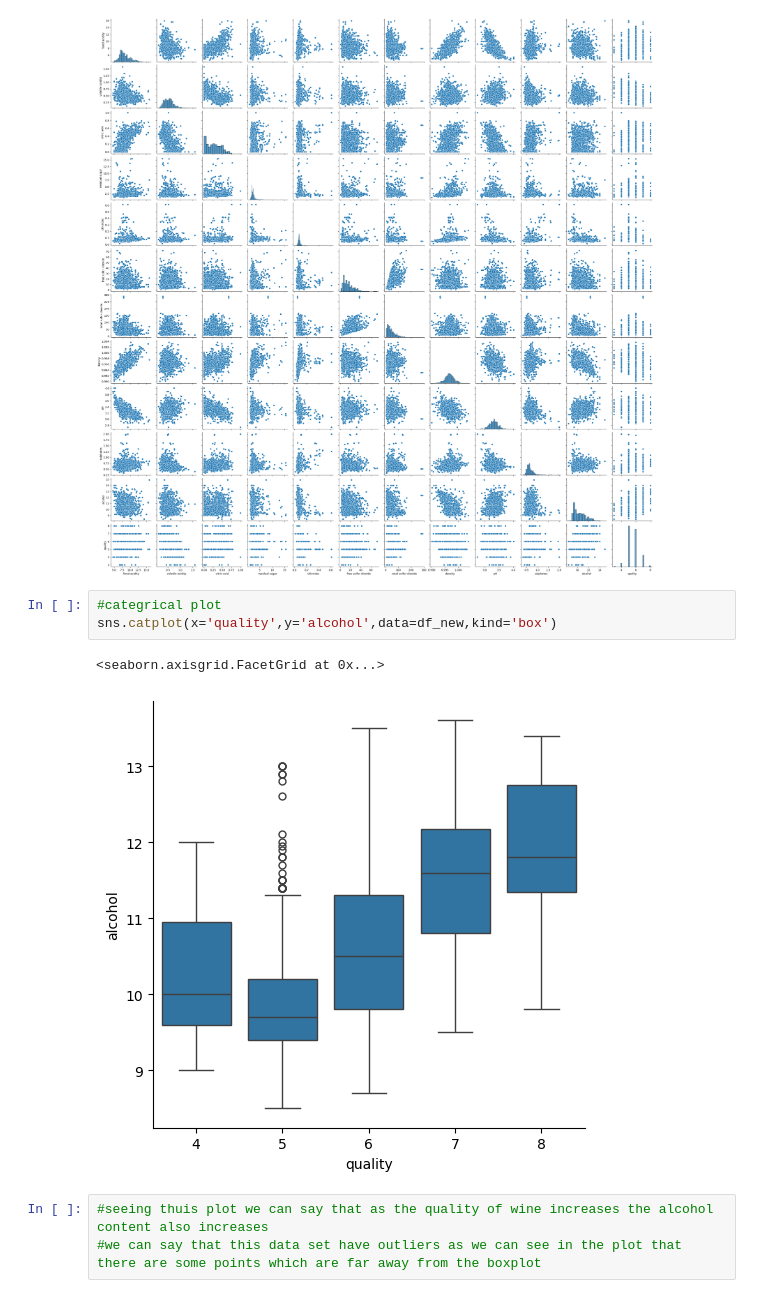
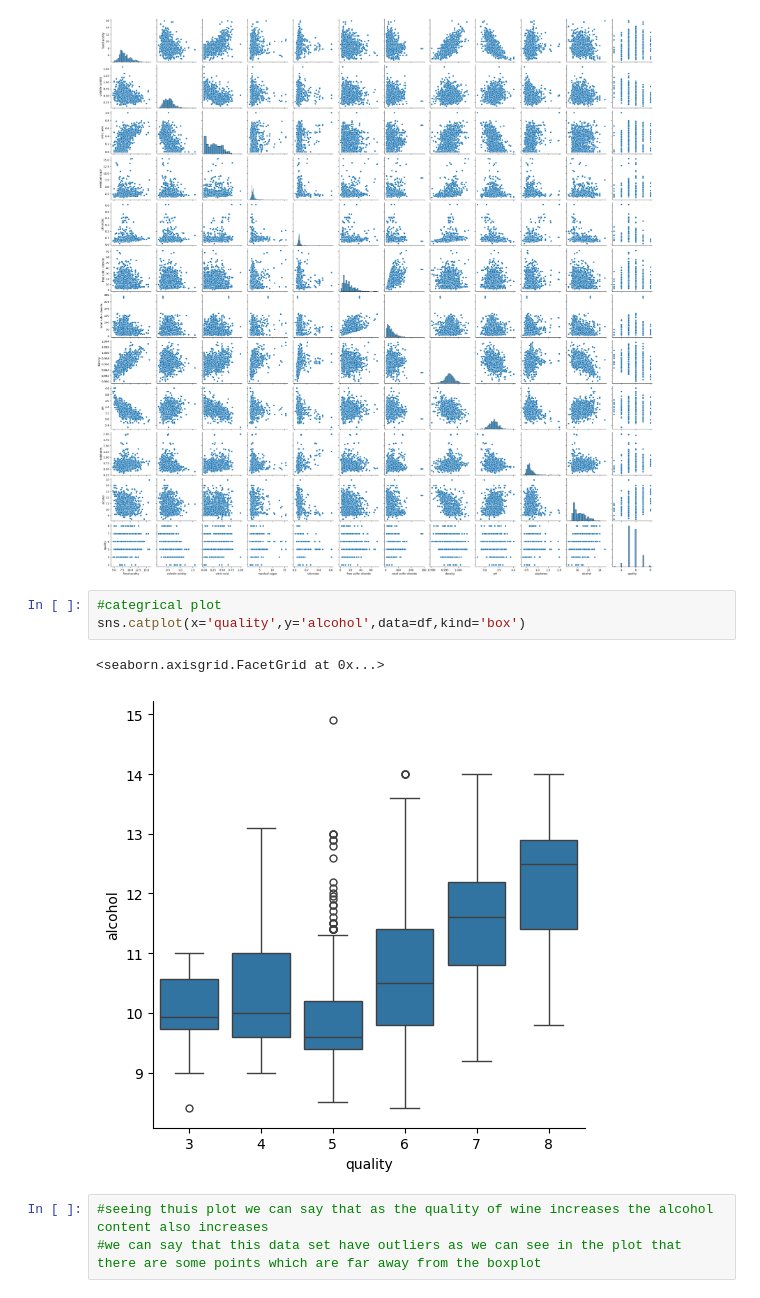
Before and after one commit to HIMANSHU-heist/data-science-journey, a Jupyter notebook: red-wine-quality-eda/notebook/EDA_REDWINE.ipynb, the cells around one changed output. Cells and saved outputs as stored; diff of their text form.

```diff
--- a/red-wine-quality-eda/notebook/EDA_REDWINE.ipynb
+++ b/red-wine-quality-eda/notebook/EDA_REDWINE.ipynb
@@ -204,10 +208,10 @@ sns.pairplot(df)
 [figure]
 # %%
 #categrical plot
-sns.catplot(x='quality',y='alcohol',data=df_new,kind='box')
+sns.catplot(x='quality',y='alcohol',data=df,kind='box')
 # %% [output]
 <seaborn.axisgrid.FacetGrid at 0x...>
-[figure, old version]
+[figure, new version]
 # %%
 #seeing thuis plot we can say that as the quality of wine increases the alcohol content also increases
 #we can say that this data set have outliers as we can see in the plot that there are some points which are far away from the boxplot
```
Also changed, not shown: parts of 5 cells of this notebook.
